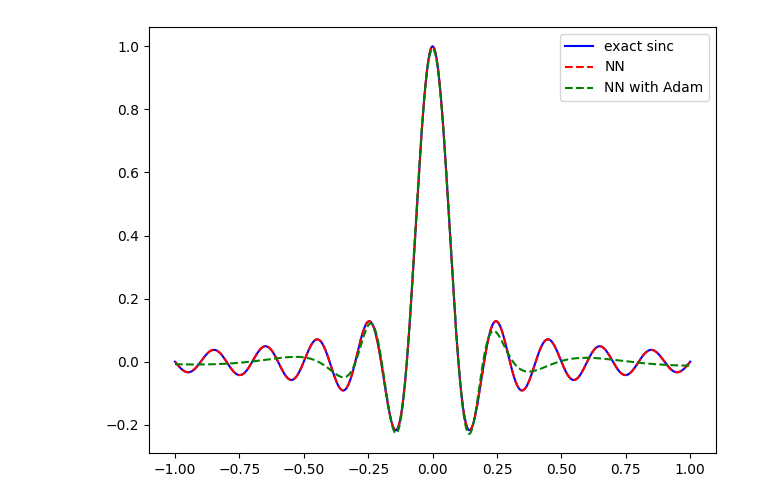
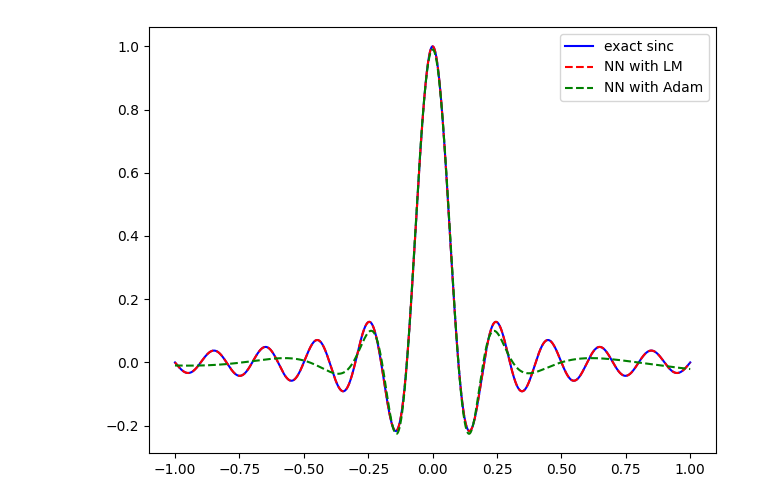
Before and after one commit to twMisc/LM-PyTorch-Training, a Jupyter notebook: 01_Function_approximation.ipynb, the cells around one changed output. Cells and saved outputs as stored; diff of their text form; code cells hidden in the pictures.

```diff
--- a/01_Function_approximation.ipynb
+++ b/01_Function_approximation.ipynb
@@ -89,16 +93,18 @@ L_inf error of Adam: 8.4715e-02
 # %%
-x = x.cpu().detach()
-y = y.cpu().detach()
+x_test = x_test.cpu().detach()
+y_test = y_test.cpu().detach()
 model = model.cpu()
 model_adam = model_adam.cpu()
+output = output.cpu().detach()
+output_adam = output_adam.cpu().detach()
 with torch.no_grad():
     plt.figure()
-    plt.plot(x, y, 'b-', label="exact sinc")
-    plt.plot(x, model(x), 'r--', label="NN")
-    plt.plot(x, model_adam(x), 'g--', label="NN with Adam")
+    plt.plot(x_test, y_test, 'b-', label="exact sinc")
+    plt.plot(x_test, output, 'r--', label="NN with LM")
+    plt.plot(x_test, output_adam, 'g--', label="NN with Adam")
     plt.legend()
     plt.tight_layout()
     plt.savefig('img/sinc.png')
     plt.show()
 # %% [output]
-[figure, old version]
+[figure, new version]
```
Also changed, not shown: parts of 5 cells of this notebook, 1 other file.
